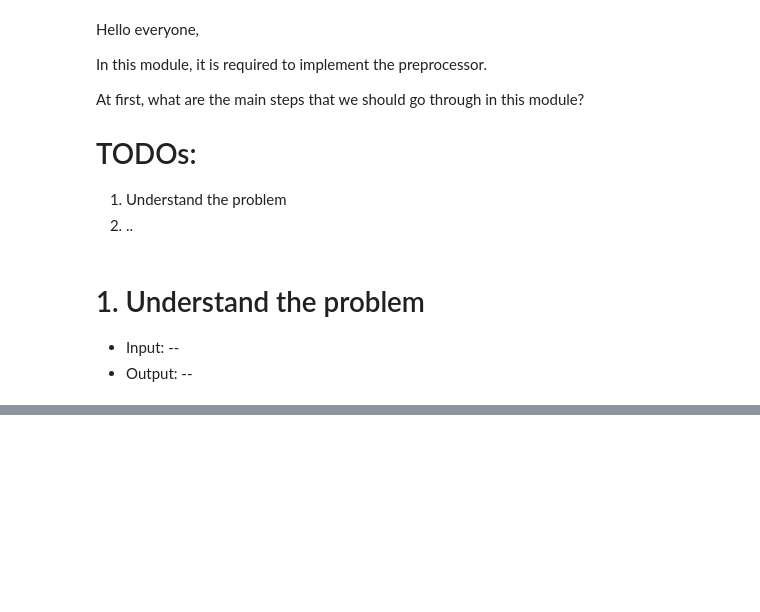
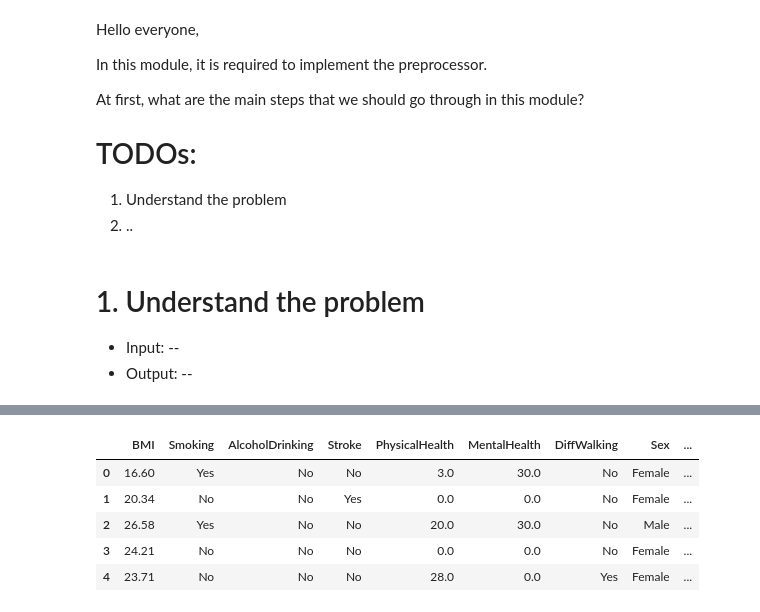
Before and after one commit to SaadBadr/heart-disease-indicators, a Jupyter notebook: preprocessing/preprocessing.ipynb, the cells around one changed output, grey strips where cells are left out. Drawn from its saved outputs; the diff is of its cells as text; code cells hidden in the pictures; blank space fills up the shorter version.

```diff
--- a/preprocessing/preprocessing.ipynb
+++ b/preprocessing/preprocessing.ipynb
@@ -27,0 +30,27 @@ def testing():
+# %%
+def read_data(dataset_path='./../data/heart_2020_cleaned.csv', debug=False):
+    """ read the dataset from a given path
+
+    Args:
+        dataset_path: the path of the dataset directory
+        debug: print debug data (default False)
+    Returns:
+    """
+    dataset = pd.read_csv(dataset_path)
+    labels = np.array(dataset['HeartDisease'])
+    data = dataset.drop('HeartDisease', axis=1)
+
+    # Encode Yes: 1 - No: 1
+    labels[labels=='Yes'] = 1
+    labels[labels=='No'] = 0
+
+    if debug:
+        yes_count, no_count = len(labels[labels==1]), len(labels[labels==0])
+        total_size = len(labels)
+
+        print(f'total data samples: {total_size} ({total_size/total_size * 100}%)')
+        print(f'yes samples: {yes_count} ({round(yes_count/total_size, 1) * 100}%)')
+        print(f'no samples: {no_count} ({round(no_count/total_size, 1) * 100}%)')
+
+
+    return data, labels
@@ -28 +74,10 @@ def testing():
+# %%
+df.head()
+# %% [output]
+|  | BMI | Smoking | AlcoholDrinking | Stroke | PhysicalHealth | MentalHealth | DiffWalking | Sex | ... |
+| 0 | 16.60 | Yes | No | No | 3.0 | 30.0 | No | Female | ... |
+| 1 | 20.34 | No | No | Yes | 0.0 | 0.0 | No | Female | ... |
+| 2 | 26.58 | Yes | No | No | 20.0 | 30.0 | No | Male | ... |
+| 3 | 24.21 | No | No | No | 0.0 | 0.0 | No | Female | ... |
+| 4 | 23.71 | No | No | No | 28.0 | 0.0 | Yes | Female | ... |
 # %%
```
Also changed, not shown: parts of 18 cells of this notebook, 1 other file.
